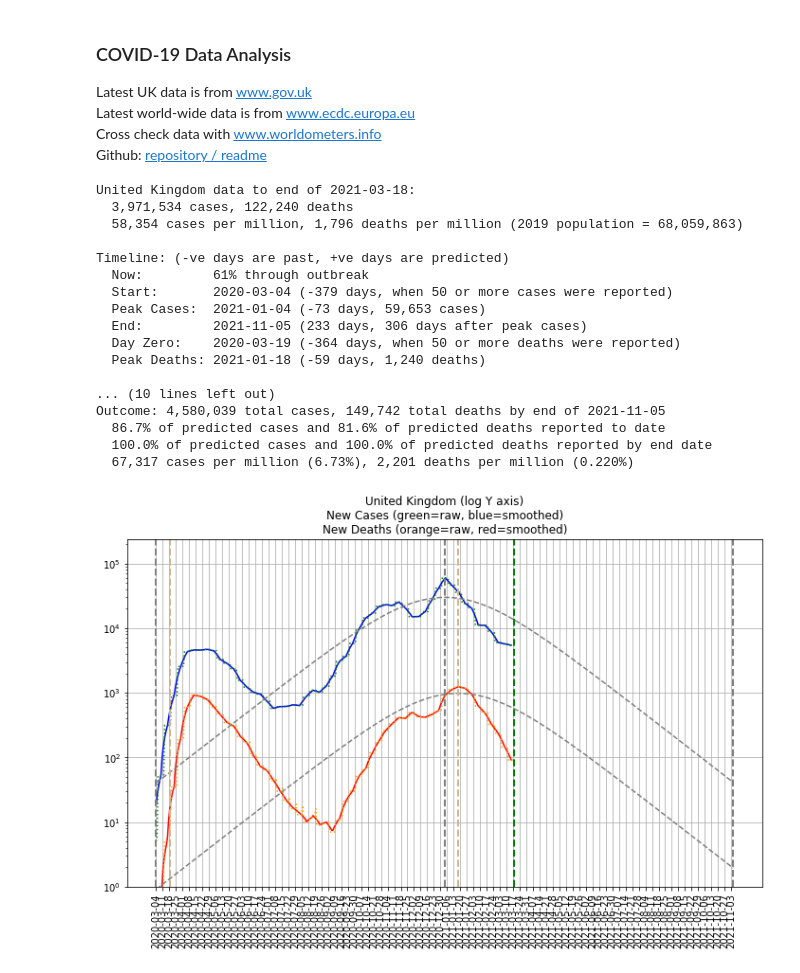
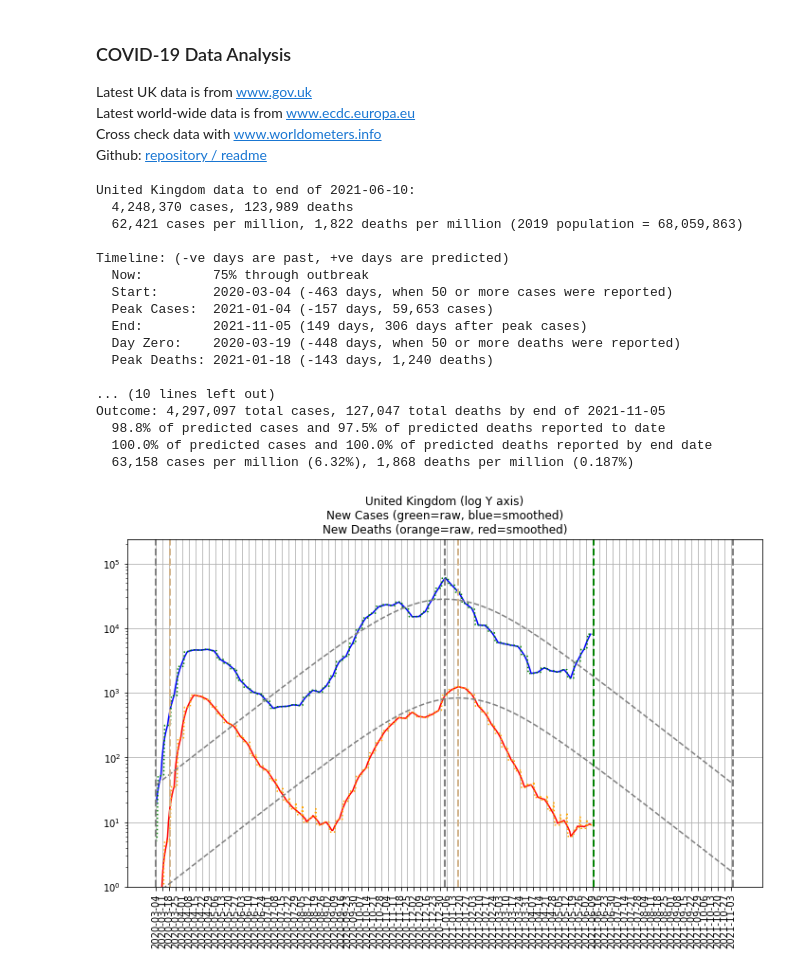
Before and after one commit to TonyM1958/covid19, a Jupyter notebook: eu.ipynb, the cells around one changed output. Cells and saved outputs as stored; diff of their text form; code cells hidden in the pictures.

```diff
--- a/eu.ipynb
+++ b/eu.ipynb
@@ -11,23 +11,23 @@ covid.setting(totals=0, ylog=1, d_clip=2.5, dilation=1, smooth=7)
 covid.data_load('download.json')
 #covid.region_name
 # %%
-covid.Region(geoId='GBR').analyse(totals=4)
+covid.Region(geoId='GBR').analyse()
 # %% [output]
-United Kingdom data to end of 2021-03-18:
-  3,971,534 cases, 122,240 deaths
-  58,354 cases per million, 1,796 deaths per million (2019 population = 68,059,863)
+United Kingdom data to end of 2021-06-10:
+  4,248,370 cases, 123,989 deaths
+  62,421 cases per million, 1,822 deaths per million (2019 population = 68,059,863)
 
 Timeline: (-ve days are past, +ve days are predicted)
-  Now:         61% through outbreak
-  Start:       2020-03-04 (-379 days, when 50 or more cases were reported)
-  Peak Cases:  2021-01-04 (-73 days, 59,653 cases)
-  End:         2021-11-05 (233 days, 306 days after peak cases)
-  Day Zero:    2020-03-19 (-364 days, when 50 or more deaths were reported)
-  Peak Deaths: 2021-01-18 (-59 days, 1,240 deaths)
+  Now:         75% through outbreak
+  Start:       2020-03-04 (-463 days, when 50 or more cases were reported)
+  Peak Cases:  2021-01-04 (-157 days, 59,653 cases)
+  End:         2021-11-05 (149 days, 306 days after peak cases)
+  Day Zero:    2020-03-19 (-448 days, when 50 or more deaths were reported)
+  Peak Deaths: 2021-01-18 (-143 days, 1,240 deaths)
 
 ... (10 lines left out)
-Outcome: 4,580,039 total cases, 149,742 total deaths by end of 2021-11-05
-  86.7% of predicted cases and 81.6% of predicted deaths reported to date
+Outcome: 4,297,097 total cases, 127,047 total deaths by end of 2021-11-05
+  98.8% of predicted cases and 97.5% of predicted deaths reported to date
   100.0% of predicted cases and 100.0% of predicted deaths reported by end date
-  67,317 cases per million (6.73%), 2,201 deaths per million (0.220%)
+  63,158 cases per million (6.32%), 1,868 deaths per million (0.187%)
-[figure, old version]
+[figure, new version]
```
Also changed, not shown: parts of 9 cells of this notebook, 3 other files.
